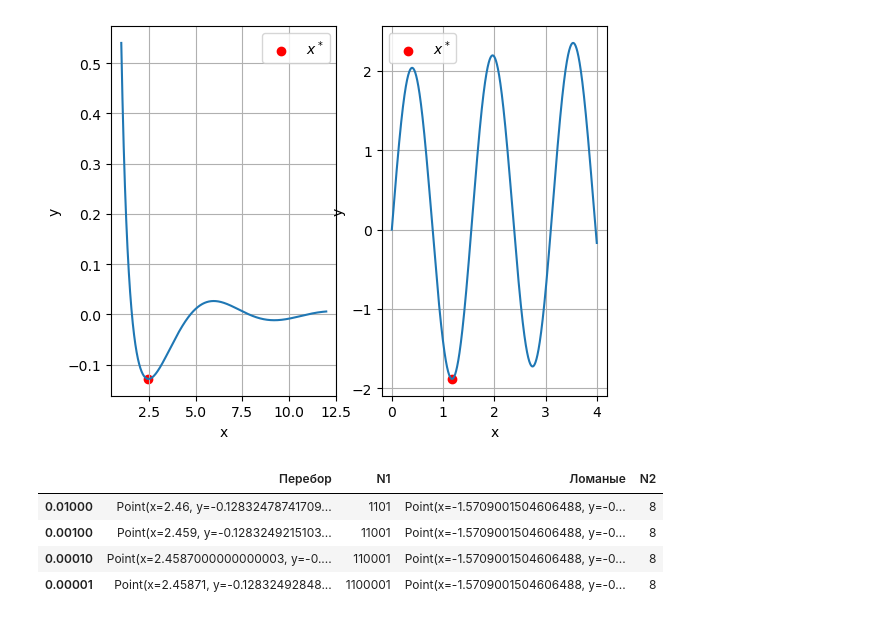
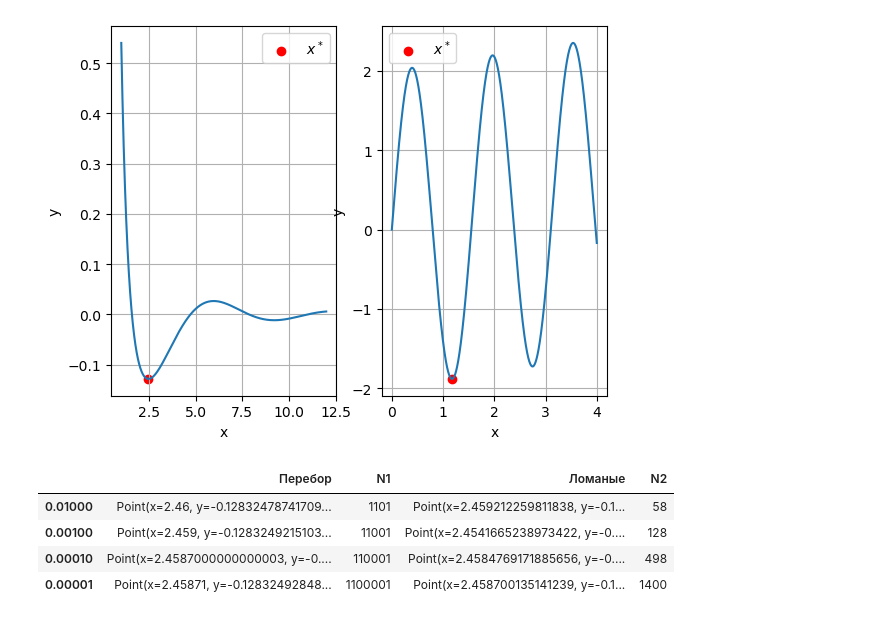
Before and after one commit to BROsandr/opt_methods, a Jupyter notebook: lab1/task.ipynb, the cells around one changed output. Drawn from its saved outputs; the diff is of its cells as text; code cells hidden in the pictures.

```diff
--- a/lab1/task.ipynb
+++ b/lab1/task.ipynb
@@ -228,21 +228,21 @@ plt.show()
 # %%
 data = []
 rows = []
 
 for eps in (1e-2, 1e-3, 1e-4, 1e-5):
-  f1 = LogPointsWrap(multi_f1)
-  f2 = LogPointsWrap(multi_f2)
+  f1_brute = LogPointsWrap(multi_f1)
 
-  actual_brute = brute_force(f=f1, a=1, b=12, eps=eps)
-  actual_poly = polygonal_chain(f=f2, a=1, b=12, eps=eps, get_L=lambda *args, **kwargs: 0.5)
+  actual_brute = brute_force(f=f1_brute, a=1, b=12, eps=eps)
+  f1_poly = LogPointsWrap(multi_f1)
+  actual_poly = polygonal_chain(f=f1_poly, a=1, b=12, eps=eps, get_L=lambda *args, **kwargs: 0.5)
 
-  data.append([actual_brute, len(f1.points), actual_poly, len(f2.points)])
+  data.append([actual_brute, len(f1_brute.points), actual_poly, len(f1_poly.points)])
   rows.append(eps)
 
 pd.DataFrame(data=data, index=rows, columns=['Перебор', 'N1', 'Ломаные', 'N2'])
 # %% [output]
 |  | Перебор | N1 | Ломаные | N2 |
-| 0.01000 | Point(x=2.46, y=-0.12832478741709... | 1101 | Point(x=-1.5709001504606488, y=-0... | 8 |
-| 0.00100 | Point(x=2.459, y=-0.1283249215103... | 11001 | Point(x=-1.5709001504606488, y=-0... | 8 |
-| 0.00010 | Point(x=2.4587000000000003, y=-0.... | 110001 | Point(x=-1.5709001504606488, y=-0... | 8 |
-| 0.00001 | Point(x=2.45871, y=-0.12832492848... | 1100001 | Point(x=-1.5709001504606488, y=-0... | 8 |
+| 0.01000 | Point(x=2.46, y=-0.12832478741709... | 1101 | Point(x=2.459212259811838, y=-0.1... | 58 |
+| 0.00100 | Point(x=2.459, y=-0.1283249215103... | 11001 | Point(x=2.4541665238973422, y=-0.... | 128 |
+| 0.00010 | Point(x=2.4587000000000003, y=-0.... | 110001 | Point(x=2.4584769171885656, y=-0.... | 498 |
+| 0.00001 | Point(x=2.45871, y=-0.12832492848... | 1100001 | Point(x=2.458700135141239, y=-0.1... | 1400 |
```
Also changed, not shown: parts of 1 cell of this notebook.
